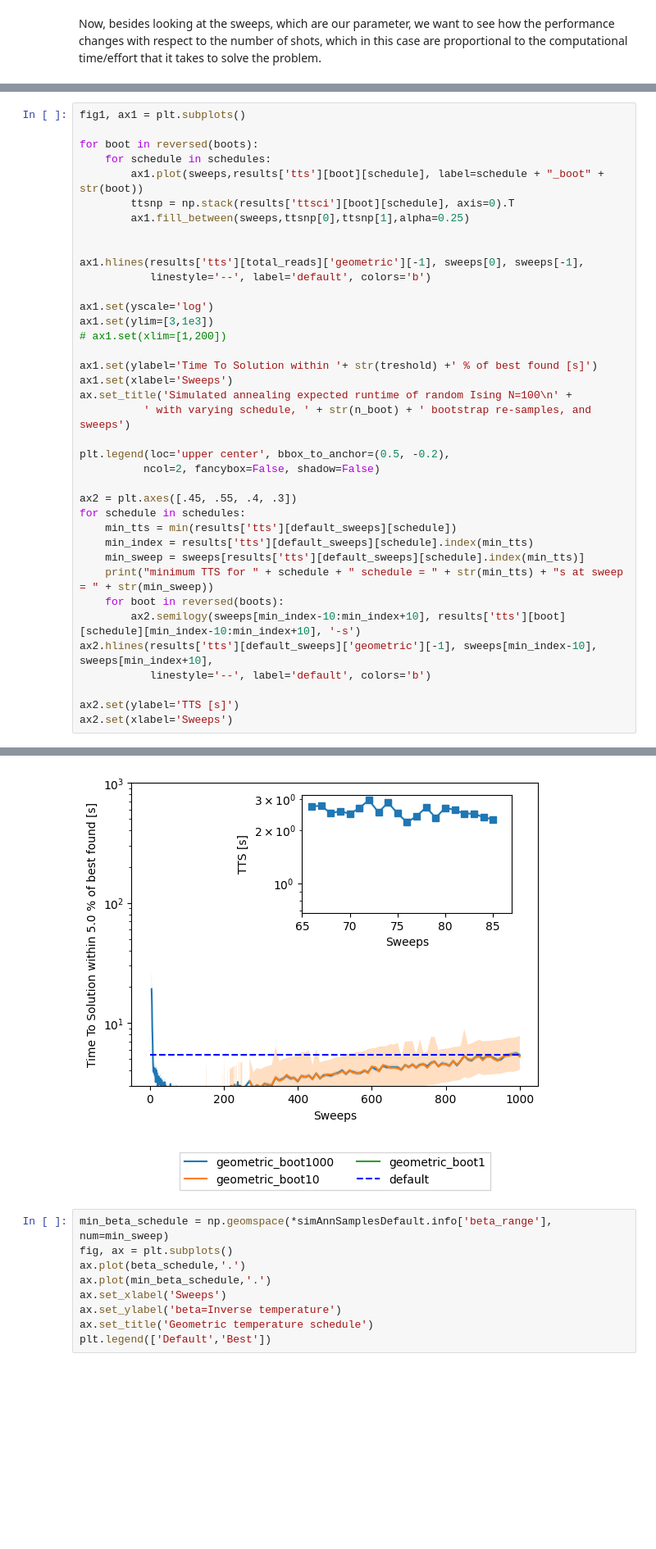
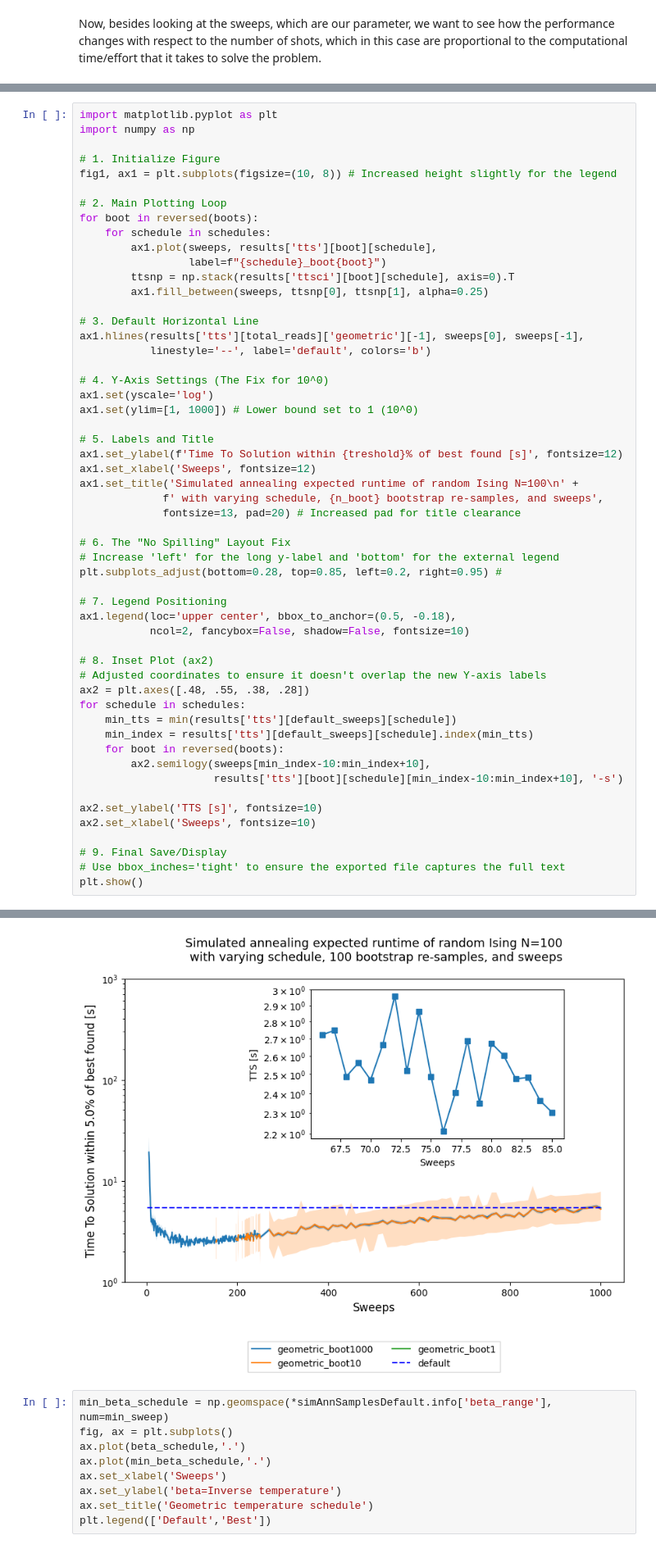
Before and after one commit to jvpcms/QUBONotebooks, a Jupyter notebook: notebooks_py/5-Benchmarking_python.ipynb, the cells around one changed output, grey strips where cells are left out. Shown at 82% size. Drawn from its saved outputs; the diff is of its cells as text; blank space fills up the shorter version.

Commit message:
plotting issues

```diff
--- a/notebooks_py/5-Benchmarking_python.ipynb
+++ b/notebooks_py/5-Benchmarking_python.ipynb
@@ -768,41 +768,57 @@ plt.legend(ncol=3, loc='upper center', bbox_to_anchor=(0.5, -0.3))
 <matplotlib.legend.Legend at 0x...>
 [figure]
 # %%
-fig1, ax1 = plt.subplots()
+import matplotlib.pyplot as plt
+import numpy as np
 
+# 1. Initialize Figure
+fig1, ax1 = plt.subplots(figsize=(10, 8)) # Increased height slightly for the legend
+
+# 2. Main Plotting Loop
 for boot in reversed(boots):
     for schedule in schedules:
-        ax1.plot(sweeps,results['tts'][boot][schedule], label=schedule + "_boot" + str(boot))
+        ax1.plot(sweeps, results['tts'][boot][schedule],
+                 label=f"{schedule}_boot{boot}")
         ttsnp = np.stack(results['ttsci'][boot][schedule], axis=0).T
-        ax1.fill_between(sweeps,ttsnp[0],ttsnp[1],alpha=0.25)
+        ax1.fill_between(sweeps, ttsnp[0], ttsnp[1], alpha=0.25)
 
-
+# 3. Default Horizontal Line
 ax1.hlines(results['tts'][total_reads]['geometric'][-1], sweeps[0], sweeps[-1],
            linestyle='--', label='default', colors='b')
 
+# 4. Y-Axis Settings (The Fix for 10^0)
 ax1.set(yscale='log')
-ax1.set(ylim=[3,1e3])
-# ax1.set(xlim=[1,200])
+ax1.set(ylim=[1, 1000]) # Lower bound set to 1 (10^0)
 
-ax1.set(ylabel='Time To Solution within '+ str(treshold) +' % of best found [s]')
-ax1.set(xlabel='Sweeps')
-ax.set_title('Simulated annealing expected runtime of random Ising N=100\n' +
-          ' with varying schedule, ' + str(n_boot) + ' bootstrap re-samples, and sweeps')
+# 5. Labels and Title
+ax1.set_ylabel(f'Time To Solution within {treshold}% of best found [s]', fontsize=12)
+ax1.set_xlabel('Sweeps', fontsize=12)
+ax1.set_title('Simulated annealing expected runtime of random Ising N=100\n' +
+             f' with varying schedule, {n_boot} bootstrap re-samples, and sweeps',
+             fontsize=13, pad=20) # Increased pad for title clearance
 
-plt.legend(loc='upper center', bbox_to_anchor=(0.5, -0.2),
-          ncol=2, fancybox=False, shadow=False)
+# 6. The "No Spilling" Layout Fix
+# Increase 'left' for the long y-label and 'bottom' for the external legend
+plt.subplots_adjust(bottom=0.28, top=0.85, left=0.2, right=0.95) #
 
-ax2 = plt.axes([.45, .55, .4, .3])
+# 7. Legend Positioning
+ax1.legend(loc='upper center', bbox_to_anchor=(0.5, -0.18),
+           ncol=2, fancybox=False, shadow=False, fontsize=10)
+
+# 8. Inset Plot (ax2)
+# Adjusted coordinates to ensure it doesn't overlap the new Y-axis labels
+ax2 = plt.axes([.48, .55, .38, .28])
 for schedule in schedules:
     min_tts = min(results['tts'][default_sweeps][schedule])
     min_index = results['tts'][default_sweeps][schedule].index(min_tts)
-    min_sweep = sweeps[results['tts'][default_sweeps][schedule].index(min_tts)]
-    print("minimum TTS for " + schedule + " schedule = " + str(min_tts) + "s at sweep = " + str(min_sweep))
     for boot in reversed(boots):
-        ax2.semilogy(sweeps[min_index-10:min_index+10], results['tts'][boot][schedule][min_index-10:min_index+10], '-s')
-ax2.hlines(results['tts'][default_sweeps]['geometric'][-1], sweeps[min_index-10], sweeps[min_index+10],
-           linestyle='--', label='default', colors='b')
+        ax2.semilogy(sweeps[min_index-10:min_index+10],
+                     results['tts'][boot][schedule][min_index-10:min_index+10], '-s')
 
-ax2.set(ylabel='TTS [s]')
-ax2.set(xlabel='Sweeps')
+ax2.set_ylabel('TTS [s]', fontsize=10)
+ax2.set_xlabel('Sweeps', fontsize=10)
+
+# 9. Final Save/Display
+# Use bbox_inches='tight' to ensure the exported file captures the full text
+plt.show()
 # %% [output]
@@ -811,4 +825,4 @@ minimum TTS for geometric schedule = 2.2101485553617124s at sweep = 76
-[figure, old version]
+[figure, new version]
 # %%
 min_beta_schedule = np.geomspace(*simAnnSamplesDefault.info['beta_range'], num=min_sweep)
 fig, ax = plt.subplots()
```
Also changed, not shown: parts of 13 cells of this notebook.
